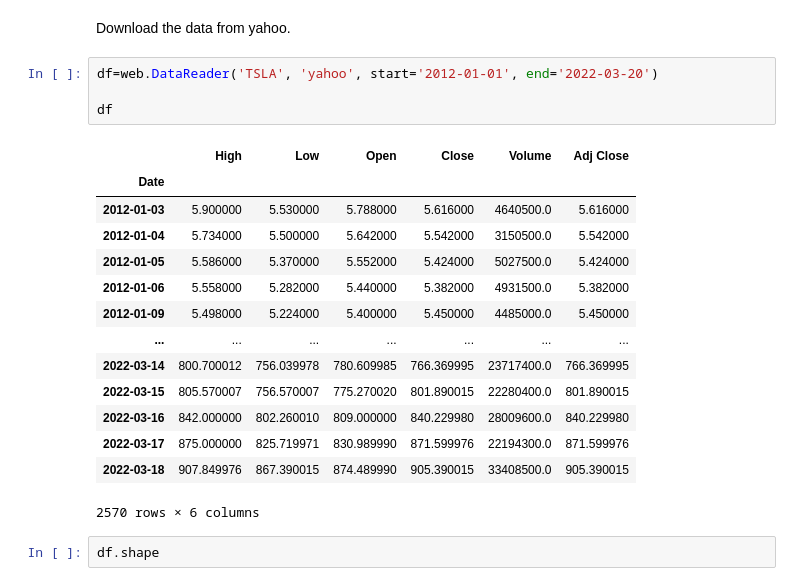
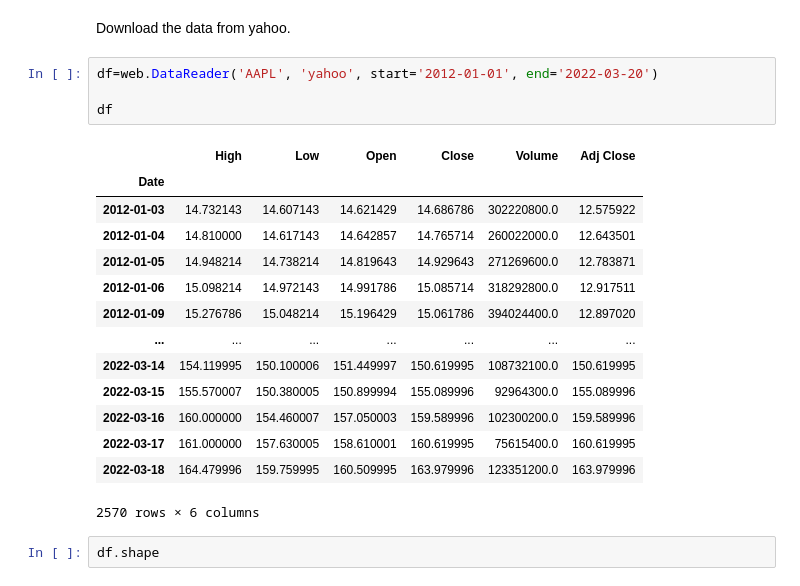
Before and after one commit to palakagl/AI-in-Finance, a Jupyter notebook: Stock_Price_Prediction_LSTM.ipynb, the cells around one changed output. Saved outputs shown, nothing was run; the diff lists cells and outputs as text.

```diff
--- a/Stock_Price_Prediction_LSTM.ipynb
+++ b/Stock_Price_Prediction_LSTM.ipynb
@@ -65,23 +61,23 @@ from keras.layers import Dense, LSTM
 # %% [markdown]
 Download the data from yahoo.
 # %%
-df=web.DataReader('TSLA', 'yahoo', start='2012-01-01', end='2022-03-20')
+df=web.DataReader('AAPL', 'yahoo', start='2012-01-01', end='2022-03-20')
 
 df
 # %% [output]
 |  | High | Low | Open | Close | Volume | Adj Close |
 | Date |  |  |  |  |  |  |
-| 2012-01-03 | 5.900000 | 5.530000 | 5.788000 | 5.616000 | 4640500.0 | 5.616000 |
-| 2012-01-04 | 5.734000 | 5.500000 | 5.642000 | 5.542000 | 3150500.0 | 5.542000 |
-| 2012-01-05 | 5.586000 | 5.370000 | 5.552000 | 5.424000 | 5027500.0 | 5.424000 |
-| 2012-01-06 | 5.558000 | 5.282000 | 5.440000 | 5.382000 | 4931500.0 | 5.382000 |
-| 2012-01-09 | 5.498000 | 5.224000 | 5.400000 | 5.450000 | 4485000.0 | 5.450000 |
+| 2012-01-03 | 14.732143 | 14.607143 | 14.621429 | 14.686786 | 302220800.0 | 12.575922 |
+| 2012-01-04 | 14.810000 | 14.617143 | 14.642857 | 14.765714 | 260022000.0 | 12.643501 |
+| 2012-01-05 | 14.948214 | 14.738214 | 14.819643 | 14.929643 | 271269600.0 | 12.783871 |
+| 2012-01-06 | 15.098214 | 14.972143 | 14.991786 | 15.085714 | 318292800.0 | 12.917511 |
+| 2012-01-09 | 15.276786 | 15.048214 | 15.196429 | 15.061786 | 394024400.0 | 12.897020 |
 | ... | ... | ... | ... | ... | ... | ... |
-| 2022-03-14 | 800.700012 | 756.039978 | 780.609985 | 766.369995 | 23717400.0 | 766.369995 |
-| 2022-03-15 | 805.570007 | 756.570007 | 775.270020 | 801.890015 | 22280400.0 | 801.890015 |
-| 2022-03-16 | 842.000000 | 802.260010 | 809.000000 | 840.229980 | 28009600.0 | 840.229980 |
-| 2022-03-17 | 875.000000 | 825.719971 | 830.989990 | 871.599976 | 22194300.0 | 871.599976 |
-| 2022-03-18 | 907.849976 | 867.390015 | 874.489990 | 905.390015 | 33408500.0 | 905.390015 |
+| 2022-03-14 | 154.119995 | 150.100006 | 151.449997 | 150.619995 | 108732100.0 | 150.619995 |
+| 2022-03-15 | 155.570007 | 150.380005 | 150.899994 | 155.089996 | 92964300.0 | 155.089996 |
+| 2022-03-16 | 160.000000 | 154.460007 | 157.050003 | 159.589996 | 102300200.0 | 159.589996 |
+| 2022-03-17 | 161.000000 | 157.630005 | 158.610001 | 160.619995 | 75615400.0 | 160.619995 |
+| 2022-03-18 | 164.479996 | 159.759995 | 160.509995 | 163.979996 | 123351200.0 | 163.979996 |
 2570 rows × 6 columns
 # %%
 df.shape
```
Also changed, not shown: parts of 21 cells of this notebook.
